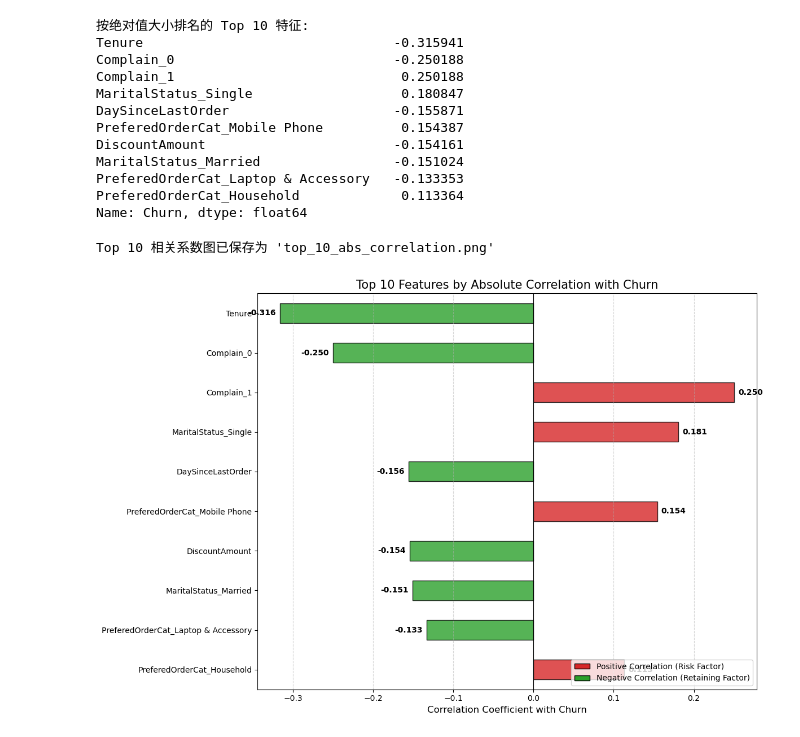
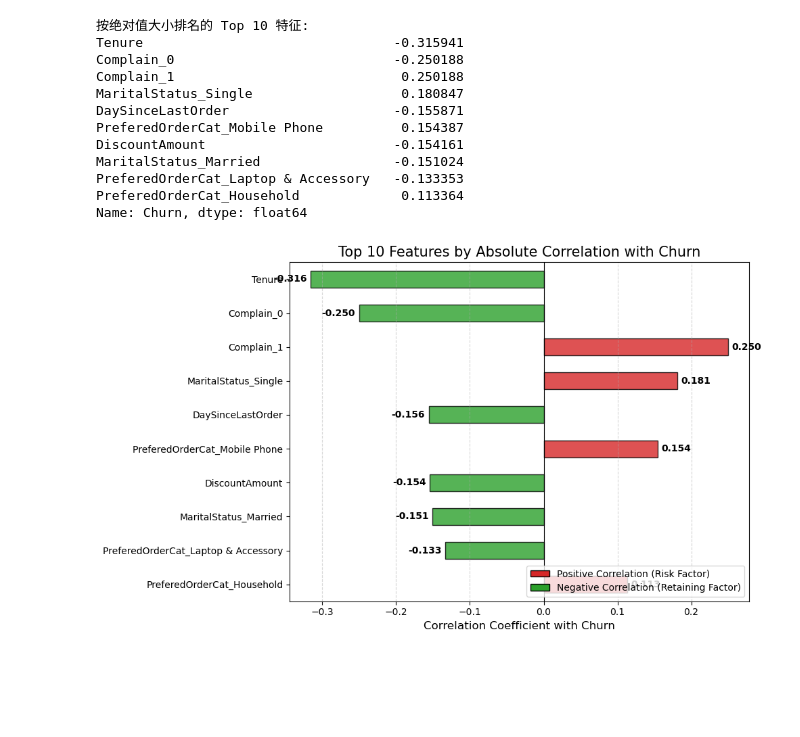
Before and after one commit to myw07170/Prediction-and-Attribution-Analysis-of-User-churn-in-Live-streaming-E-commerce, a Jupyter notebook: 相关系数.ipynb, the cells around one changed output. Saved outputs shown, nothing was run; the diff lists cells and outputs as text; code cells hidden in the pictures; blank space fills up the shorter version.

```diff
--- a/相关系数.ipynb
+++ b/相关系数.ipynb
@@ -4,7 +4,7 @@ import matplotlib.pyplot as plt
 # %%
 # 1. 加载数据
 try:
-    df = pd.read_csv("Project_Data_Cleaned.csv")
+    df = pd.read_csv("数据/Project_Data_Cleaned.csv")
 except FileNotFoundError:
     print("文件未找到。")
     pass
@@ -78,7 +78,7 @@ PreferedOrderCat_Household             0.113364
 Name: Churn, dtype: float64
 # %%
 # 4. 可视化
-plt.figure(figsize=(12, 8))
+plt.figure(figsize=(10, 6))
 
 # 按绝对值从小到大排序（因为 barh 是从下往上画的）
 top_10_sorted_for_plot = top_10_features.reindex(
@@ -89,34 +89,33 @@ top_10_sorted_for_plot = top_10_features.reindex(
 colors = ['#d62728' if c > 0 else '#2ca02c' for c in top_10_sorted_for_plot.values]
 
 # 绘制水平条形图
 ax = top_10_sorted_for_plot.plot(kind='barh', color=colors, edgecolor='black', alpha=0.8)
 
 # 添加数值标签
 for i, v in enumerate(top_10_sorted_for_plot.values):
     # 根据数值的正负调整标签位置
     offset = 0.005 if v >= 0 else -0.005
     ha_align = 'left' if v >= 0 else 'right'
     ax.text(v + offset, i, f'{v:.3f}', va='center', ha=ha_align, fontsize=10, fontweight='bold')
 
 plt.xlabel('Correlation Coefficient with Churn', fontsize=12)
 plt.title('Top 10 Features by Absolute Correlation with Churn', fontsize=15)
 
 # 添加图例说明颜色含义
 from matplotlib.patches import Patch
 legend_elements = [
     Patch(facecolor='#d62728', edgecolor='black', label='Positive Correlation (Risk Factor)'),
     Patch(facecolor='#2ca02c', edgecolor='black', label='Negative Correlation (Retaining Factor)')
 ]
 plt.legend(handles=legend_elements, loc='lower right')
 
 plt.grid(axis='x', linestyle='--', alpha=0.5)
 plt.axvline(0, color='black', linewidth=0.8) # 添加0轴辅助线
 plt.tight_layout()
 
 # 保存并显示
-plt.savefig('top_10_abs_correlation.png')
-print("\nTop 10 相关系数图已保存为 'top_10_abs_correlation.png'")
+# plt.savefig('top_10_abs_correlation.png')
+# print("\nTop 10 相关系数图已保存为 'top_10_abs_correlation.png'")
 plt.show()
 # %% [output]
-Top 10 相关系数图已保存为 'top_10_abs_correlation.png'
-[figure, old version]
+[figure, new version]
```
Also changed, not shown: 2 other files.
